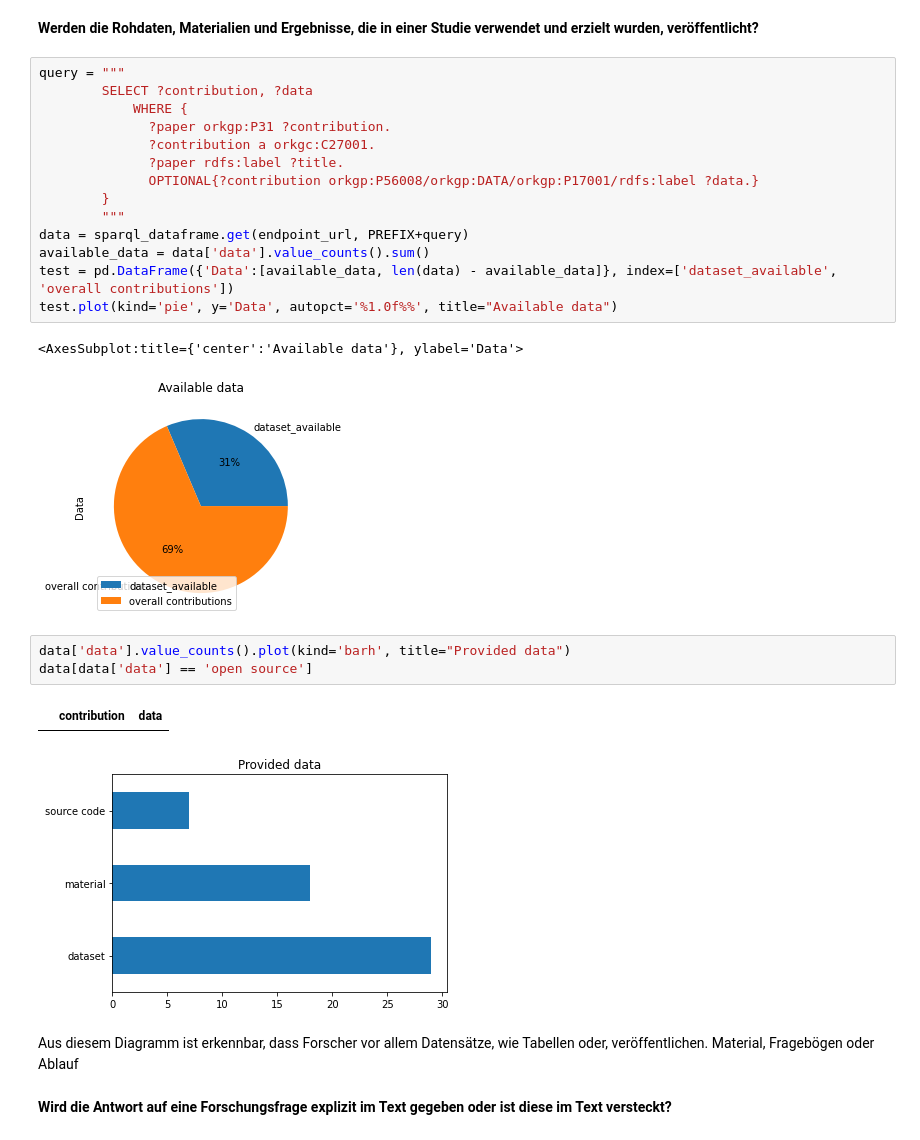
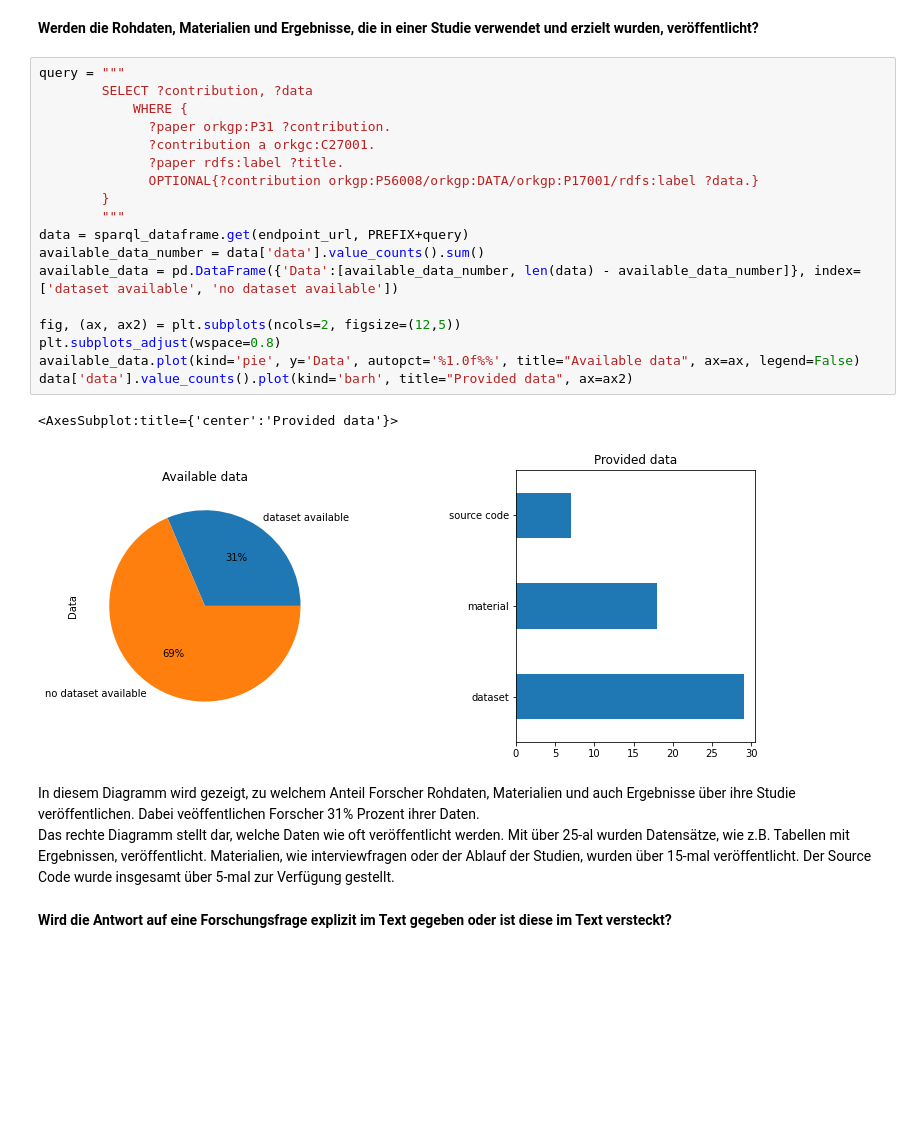
Before and after one commit to fWern/Bachelor-Thesis, a Jupyter notebook: sjoberg_roadmap_questions.ipynb, the cells around one changed output. Saved outputs shown, nothing was run; the diff lists cells and outputs as text; blank space fills up the shorter version.

```diff
--- a/sjoberg_roadmap_questions.ipynb
+++ b/sjoberg_roadmap_questions.ipynb
@@ -265,28 +270,27 @@ Dieses Diagramm stell die Nutzung von Hypothesen Tests und Regressionsanalyse in
 # %%
 query = """
         SELECT ?contribution, ?data
             WHERE {
               ?paper orkgp:P31 ?contribution.
               ?contribution a orkgc:C27001.
               ?paper rdfs:label ?title.
               OPTIONAL{?contribution orkgp:P56008/orkgp:DATA/orkgp:P17001/rdfs:label ?data.}
         }
         """
 data = sparql_dataframe.get(endpoint_url, PREFIX+query)
-available_data = data['data'].value_counts().sum()
-test = pd.DataFrame({'Data':[available_data, len(data) - available_data]}, index=['dataset_available', 'overall contributions'])
-test.plot(kind='pie', y='Data', autopct='%1.0f%%', title="Available data")
+available_data_number = data['data'].value_counts().sum()
+available_data = pd.DataFrame({'Data':[available_data_number, len(data) - available_data_number]}, index=['dataset available', 'no dataset available'])
+
+fig, (ax, ax2) = plt.subplots(ncols=2, figsize=(12,5))
+plt.subplots_adjust(wspace=0.8)
+available_data.plot(kind='pie', y='Data', autopct='%1.0f%%', title="Available data", ax=ax, legend=False)
+data['data'].value_counts().plot(kind='barh', title="Provided data", ax=ax2)
 # %% [output]
-<AxesSubplot:title={'center':'Available data'}, ylabel='Data'>
+<AxesSubplot:title={'center':'Provided data'}>
-[figure, old version]
+[figure, new version]
-# %%
-data['data'].value_counts().plot(kind='barh', title="Provided data")
-data[data['data'] == 'open source']
-# %% [output]
-|  | contribution | data |
-[figure, removed]
-# %% [markdown]
-Aus diesem Diagramm ist erkennbar, dass Forscher vor allem Datensätze, wie Tabellen oder,  veröffentlichen. Material, Fragebögen oder Ablauf
+# %% [markdown]
+In diesem Diagramm wird gezeigt, zu welchem Anteil Forscher Rohdaten, Materialien und auch Ergebnisse über ihre Studie veröffentlichen. Dabei veöffentlichen Forscher 31% Prozent ihrer Daten.<br>
+Das rechte Diagramm stellt dar, welche Daten wie oft veröffentlicht werden. Mit über 25-al wurden Datensätze, wie z.B. Tabellen mit Ergebnissen, veröffentlicht. Materialien, wie interviewfragen oder der Ablauf der Studien, wurden über 15-mal veröffentlicht. Der Source Code wurde insgesamt über 5-mal zur Verfügung gestellt.
 # %% [markdown]
 **Wird die Antwort auf eine Forschungsfrage explizit im Text gegeben oder ist diese im Text versteckt?**
 # %%
```
Also changed, not shown: parts of 33 cells of this notebook, 1 other file.
